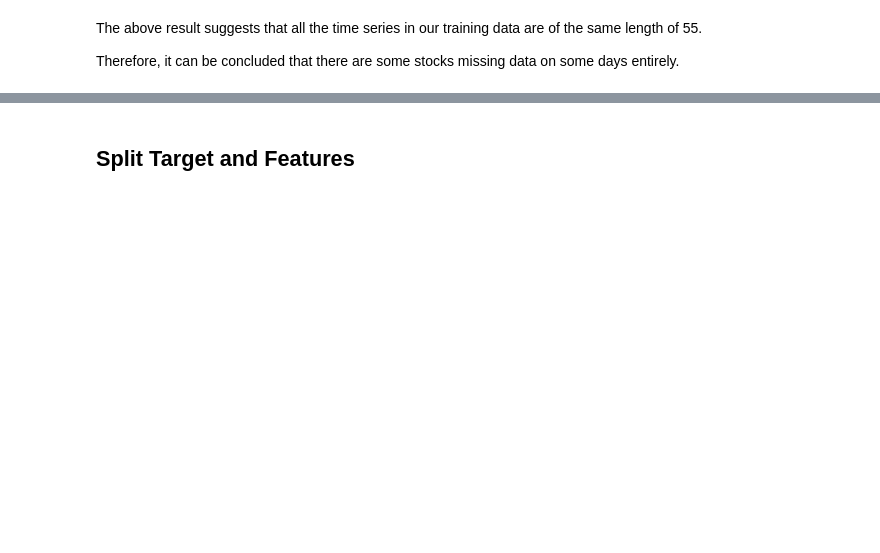
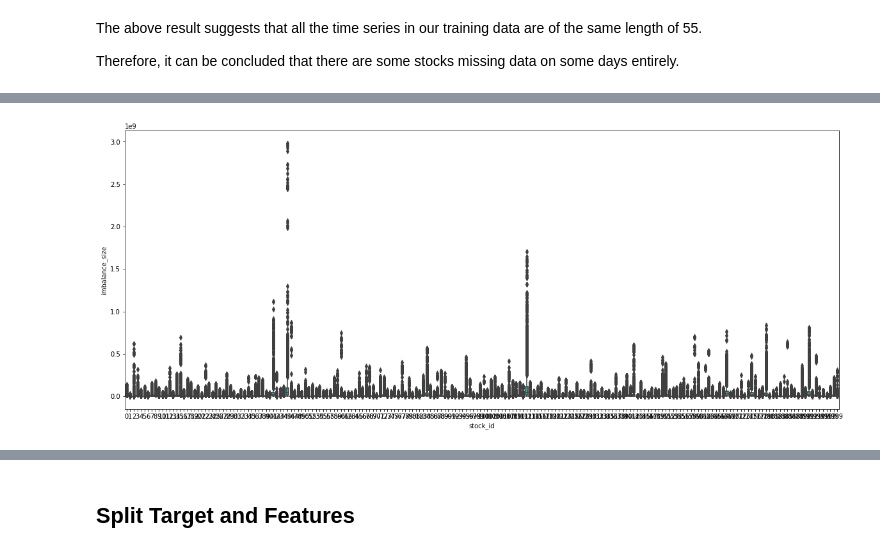
Before and after one commit to jea68/Predicting_StockPrice_Movements, a Jupyter notebook: Data Analyis and Feature Engineering.ipynb, the cells around one changed output, grey strips where cells are left out. Cells and saved outputs as stored; diff of their text form; code cells hidden in the pictures; blank space fills up the shorter version.

```diff
--- a/Data Analyis and Feature Engineering.ipynb
+++ b/Data Analyis and Feature Engineering.ipynb
@@ -134,0 +188,13 @@ df.groupby(['stock_id', 'date_id'])['near_price'].mean()
+# %%
+import matplotlib.pyplot as plt
+import numpy as np
+import seaborn as sns
+
+plt.figure(figsize=(20,8)) # give fig size
+
+imbalance_size = df[["stock_id", "imbalance_size"]]
+g = sns.boxplot(x='stock_id', y='imbalance_size', data=imbalance_size, color="LightSeaGreen")
+
+plt.show()
+# %% [output]
+[figure, added]
```
Also changed, not shown: parts of 29 cells of this notebook, 1 other file.
